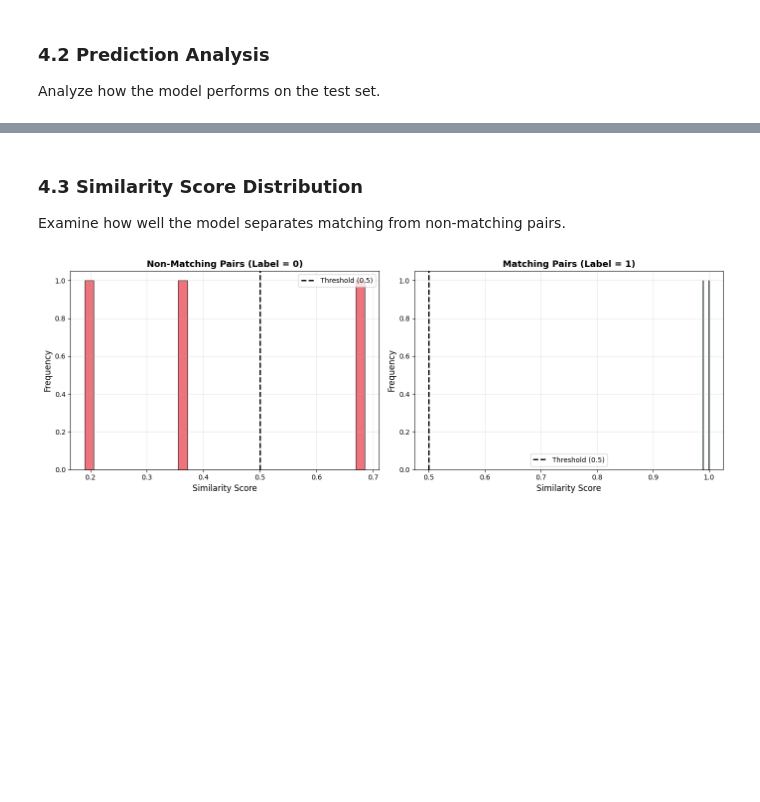
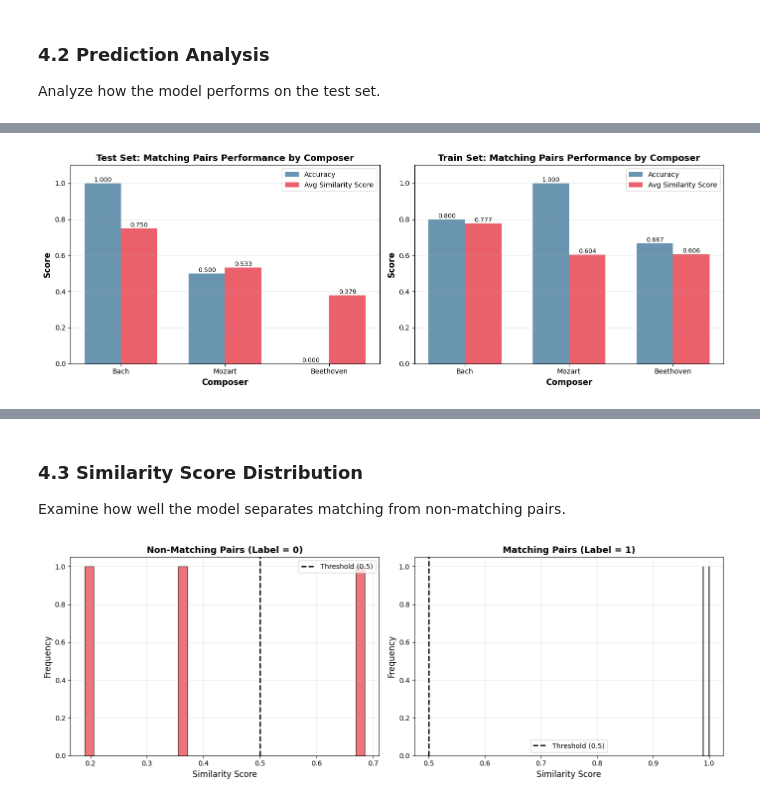
Before and after one commit to phillipduarte/STAT-4830-learning-music-project, a Jupyter notebook: notebooks/02_optimization_notebook.ipynb, the cells around one changed output, grey strips where cells are left out. Drawn from its saved outputs; the diff is of its cells as text; code cells hidden in the pictures; blank space fills up the shorter version.

```diff
--- a/notebooks/02_optimization_notebook.ipynb
+++ b/notebooks/02_optimization_notebook.ipynb
@@ -1389,0 +1706,82 @@ Accuracy: 0.8333 (83.33%)
+# %%
+# Visualize per-composer performance
+fig, (ax1, ax2) = plt.subplots(1, 2, figsize=(14, 5))
+
+# Test set
+composers_test = composer_df_test['Composer'].values
+accuracies_test = composer_df_test['Accuracy'].values
+avg_scores_test = composer_df_test['Avg Score'].values
+
+x = np.arange(len(composers_test))
+width = 0.35
+
+bars1 = ax1.bar(x - width/2, accuracies_test, width, label='Accuracy', alpha=0.8, color='#457B9D')
+bars2 = ax1.bar(x + width/2, avg_scores_test, width, label='Avg Similarity Score', alpha=0.8, color='#E63946')
+
+ax1.set_xlabel('Composer', fontsize=12, fontweight='bold')
+ax1.set_ylabel('Score', fontsize=12, fontweight='bold')
+ax1.set_title('Test Set: Matching Pairs Performance by Composer', fontsize=13, fontweight='bold')
+ax1.set_xticks(x)
+ax1.set_xticklabels(composers_test)
+ax1.legend()
+ax1.set_ylim([0, 1.1])
+ax1.grid(axis='y', alpha=0.3)
+
+# Add value labels
+for bars in [bars1, bars2]:
+    for bar in bars:
+        height = bar.get_height()
+        ax1.text(bar.get_x() + bar.get_width()/2., height,
+                f'{height:.3f}',
+                ha='center', va='bottom', fontsize=9)
+
+# Train set
+composers_train = composer_df_train['Composer'].values
+accuracies_train = composer_df_train['Accuracy'].values
+avg_scores_train = composer_df_train['Avg Score'].values
+
+bars3 = ax2.bar(x - width/2, accuracies_train, width, label='Accuracy', alpha=0.8, color='#457B9D')
+bars4 = ax2.bar(x + width/2, avg_scores_train, width, label='Avg Similarity Score', alpha=0.8, color='#E63946')
+
+ax2.set_xlabel('Composer', fontsize=12, fontweight='bold')
+ax2.set_ylabel('Score', fontsize=12, fontweight='bold')
+ax2.set_title('Train Set: Matching Pairs Performance by Composer', fontsize=13, fontweight='bold')
+ax2.set_xticks(x)
+ax2.set_xticklabels(composers_train)
+ax2.legend()
+ax2.set_ylim([0, 1.1])
+ax2.grid(axis='y', alpha=0.3)
+
+# Add value labels
+for bars in [bars3, bars4]:
+    for bar in bars:
+        height = bar.get_height()
+        ax2.text(bar.get_x() + bar.get_width()/2., height,
+                f'{height:.3f}',
+                ha='center', va='bottom', fontsize=9)
+
+plt.tight_layout()
+plt.show()
+
+# Interpretation
+print("="*80)
+print("INTERPRETATION: Which composer's works are most distinctive?")
+print("="*80)
+print()
+if len(composer_df_test) > 0:
+    best_composer_idx = composer_df_test['Accuracy'].idxmax()
+    best_composer = composer_df_test.iloc[best_composer_idx]
+    worst_composer_idx = composer_df_test['Accuracy'].idxmin()
+    worst_composer = composer_df_test.iloc[worst_composer_idx]
+
+    print(f"• {best_composer['Composer']} has the highest matching accuracy ({best_composer['Accuracy']*100:.1f}%)")
+    print(f"  → {best_composer['Composer']}'s pieces may have more consistent internal features")
+    print()
+    print(f"• {worst_composer['Composer']} has the lowest matching accuracy ({worst_composer['Accuracy']*100:.1f}%)")
+    print(f"  → {worst_composer['Composer']}'s pieces may have more variation within works")
+    print()
+    print("Higher accuracy suggests the model can more reliably identify pages from")
+    print("the same piece for that composer, indicating more distinctive/consistent patterns.")
+print("="*80)
+# %% [output]
+[figure, added]
```
Also changed, not shown: parts of 44 cells of this notebook, 5 other files.
